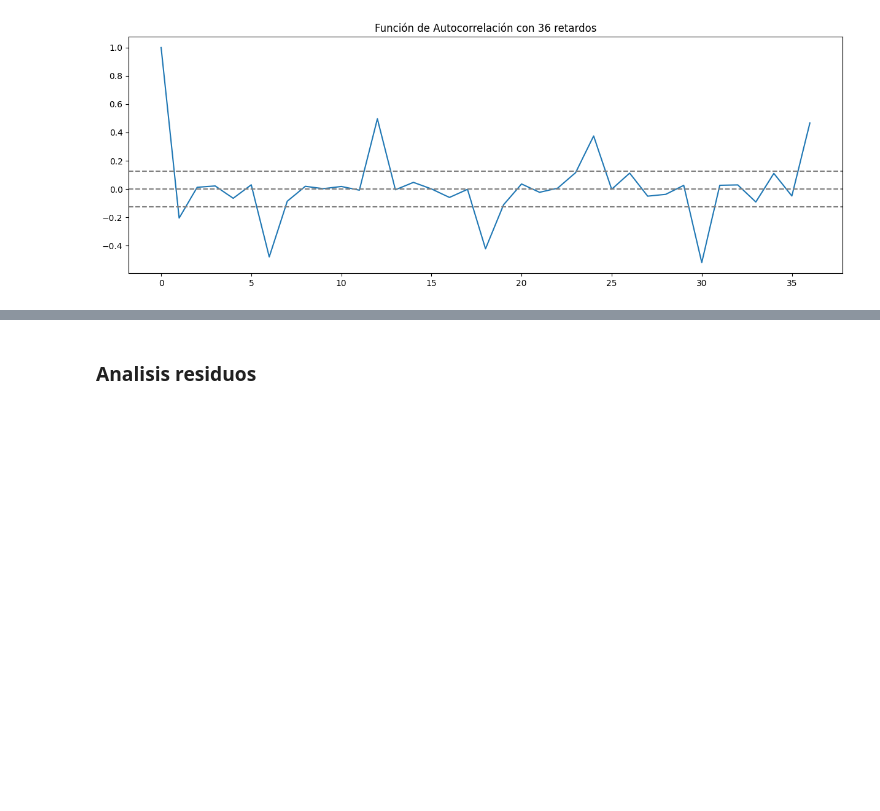
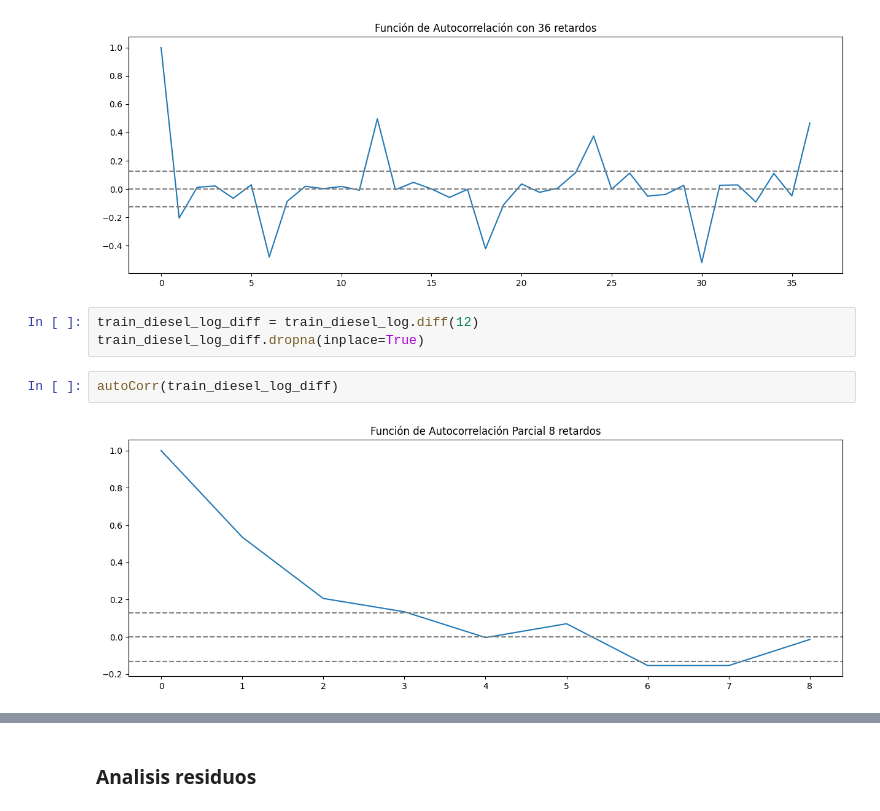
Before and after one commit to andreamalin/HDT2_DS, a Jupyter notebook: main.ipynb, the cells around one changed output, grey strips where cells are left out. Drawn from its saved outputs; the diff is of its cells as text; blank space fills up the shorter version.

```diff
--- a/main.ipynb
+++ b/main.ipynb
@@ -596,3 +591,10 @@ plotPACF(train_diesel_gas_diff)
 checkStationarity(train_diesel_gas_diff)
 # %% [output]
 [figure]
+# %%
+train_diesel_log_diff = train_diesel_log.diff(12)
+train_diesel_log_diff.dropna(inplace=True)
+# %%
+autoCorr(train_diesel_log_diff)
+# %% [output]
+[figure, added]
```
Also changed, not shown: parts of 9 cells of this notebook.
